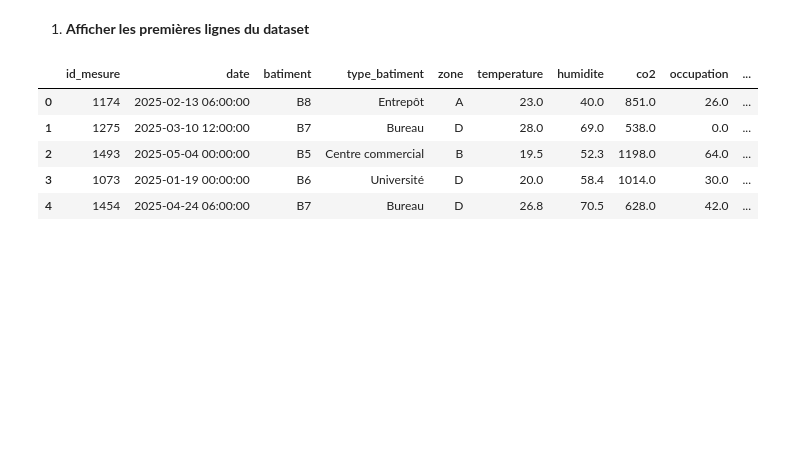
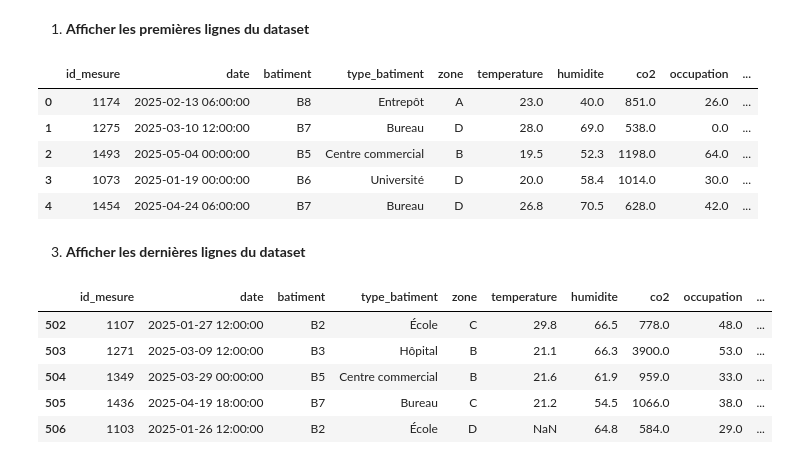
Before and after one commit to yohanfredyh/preparation_donn-es_tabulaires, a Jupyter notebook: notebooks/atelier_prepa_donnees_tab.ipynb, the cells around one changed output. Cells and saved outputs as stored; diff of their text form; code cells hidden in the pictures; blank space fills up the shorter version.

Commit message:
affichage ddernières lignes

```diff
--- a/notebooks/atelier_prepa_donnees_tab.ipynb
+++ b/notebooks/atelier_prepa_donnees_tab.ipynb
@@ -35,3 +35,14 @@ df.head()
 | 2 | 1493 | 2025-05-04 00:00:00 | B5 | Centre commercial | B | 19.5 | 52.3 | 1198.0 | 64.0 | ... |
 | 3 | 1073 | 2025-01-19 00:00:00 | B6 | Université | D | 20.0 | 58.4 | 1014.0 | 30.0 | ... |
 | 4 | 1454 | 2025-04-24 06:00:00 | B7 | Bureau | D | 26.8 | 70.5 | 628.0 | 42.0 | ... |
+# %% [markdown]
+3) **Afficher les dernières lignes du dataset**
+# %%
+df.tail()
+# %% [output]
+|  | id_mesure | date | batiment | type_batiment | zone | temperature | humidite | co2 | occupation | ... |
+| 502 | 1107 | 2025-01-27 12:00:00 | B2 | École | C | 29.8 | 66.5 | 778.0 | 48.0 | ... |
+| 503 | 1271 | 2025-03-09 12:00:00 | B3 | Hôpital | B | 21.1 | 66.3 | 3900.0 | 53.0 | ... |
+| 504 | 1349 | 2025-03-29 00:00:00 | B5 | Centre commercial | B | 21.6 | 61.9 | 959.0 | 33.0 | ... |
+| 505 | 1436 | 2025-04-19 18:00:00 | B7 | Bureau | C | 21.2 | 54.5 | 1066.0 | 38.0 | ... |
+| 506 | 1103 | 2025-01-26 12:00:00 | B2 | École | D | NaN | 64.8 | 584.0 | 29.0 | ... |
```
